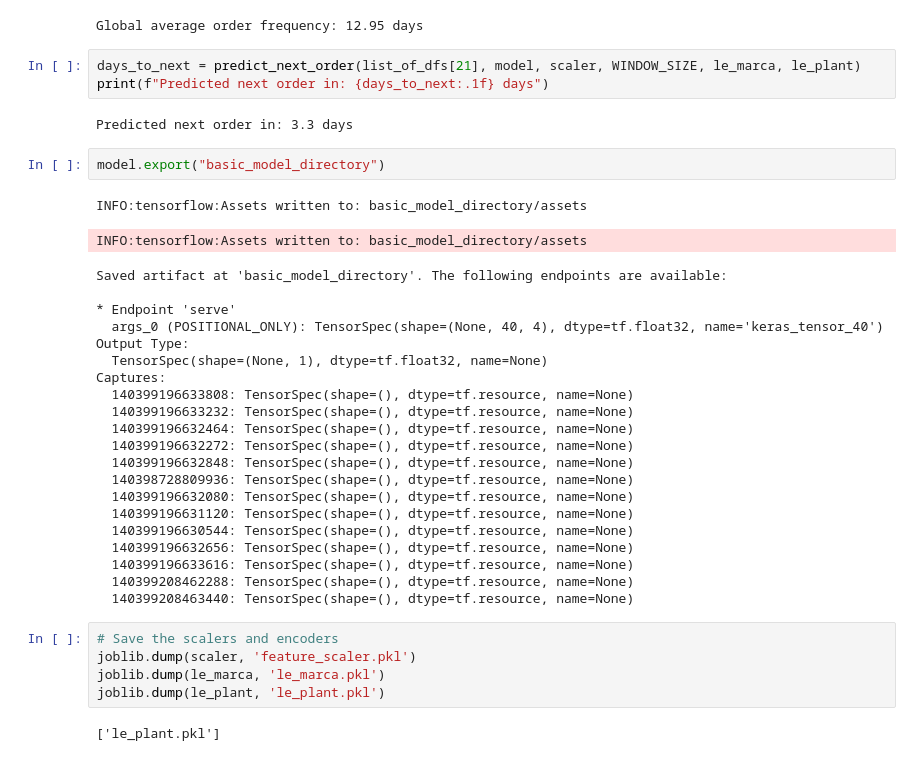
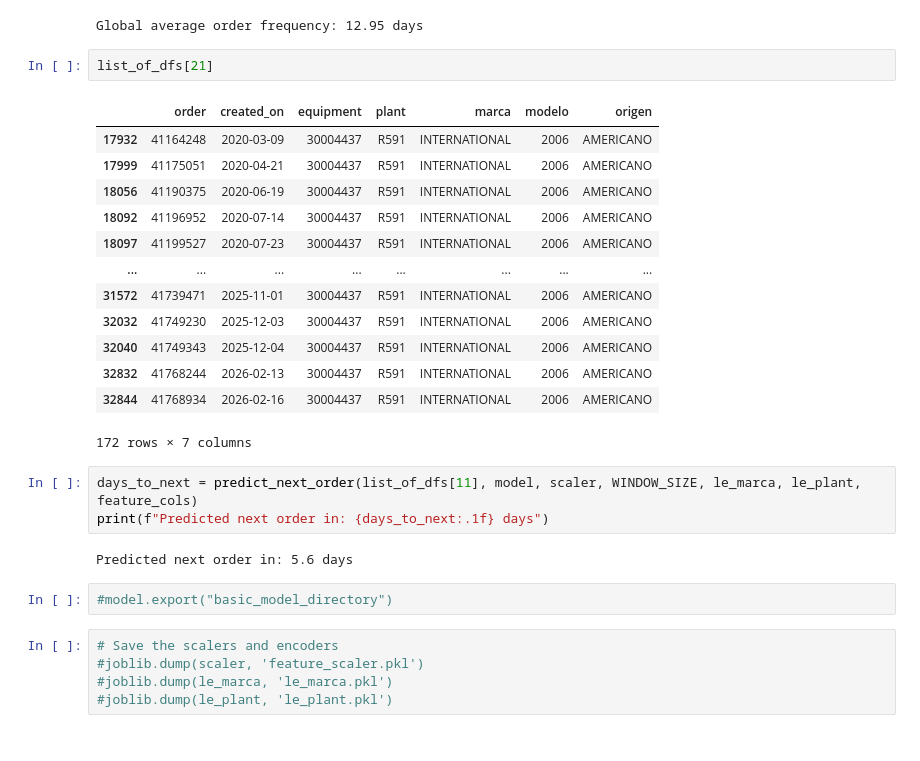
Before and after one commit to DanaGtzDev/gcc, a Jupyter notebook: basic_model.ipynb, the cells around one changed output. Saved outputs shown, nothing was run; the diff lists cells and outputs as text.

```diff
--- a/basic_model.ipynb
+++ b/basic_model.ipynb
@@ -183,40 +220,31 @@ final_avg = avg_per_equipment.mean()
 print(f"Global average order frequency: {final_avg:.2f} days")
 # %% [output]
 Global average order frequency: 12.95 days
+# %%
+list_of_dfs[21]
+# %% [output]
+|  | order | created_on | equipment | plant | marca | modelo | origen |
+| 17932 | 41164248 | 2020-03-09 | 30004437 | R591 | INTERNATIONAL | 2006 | AMERICANO |
+| 17999 | 41175051 | 2020-04-21 | 30004437 | R591 | INTERNATIONAL | 2006 | AMERICANO |
+| 18056 | 41190375 | 2020-06-19 | 30004437 | R591 | INTERNATIONAL | 2006 | AMERICANO |
+| 18092 | 41196952 | 2020-07-14 | 30004437 | R591 | INTERNATIONAL | 2006 | AMERICANO |
+| 18097 | 41199527 | 2020-07-23 | 30004437 | R591 | INTERNATIONAL | 2006 | AMERICANO |
+| ... | ... | ... | ... | ... | ... | ... | ... |
+| 31572 | 41739471 | 2025-11-01 | 30004437 | R591 | INTERNATIONAL | 2006 | AMERICANO |
+| 32032 | 41749230 | 2025-12-03 | 30004437 | R591 | INTERNATIONAL | 2006 | AMERICANO |
+| 32040 | 41749343 | 2025-12-04 | 30004437 | R591 | INTERNATIONAL | 2006 | AMERICANO |
+| 32832 | 41768244 | 2026-02-13 | 30004437 | R591 | INTERNATIONAL | 2006 | AMERICANO |
+| 32844 | 41768934 | 2026-02-16 | 30004437 | R591 | INTERNATIONAL | 2006 | AMERICANO |
+172 rows × 7 columns
 # %%
-days_to_next = predict_next_order(list_of_dfs[21], model, scaler, WINDOW_SIZE, le_marca, le_plant)
+days_to_next = predict_next_order(list_of_dfs[11], model, scaler, WINDOW_SIZE, le_marca, le_plant, feature_cols)
 print(f"Predicted next order in: {days_to_next:.1f} days")
 # %% [output]
-Predicted next order in: 3.3 days
+Predicted next order in: 5.6 days
 # %%
-model.export("basic_model_directory")
+#model.export("basic_model_directory")
-# %% [output]
-INFO:tensorflow:Assets written to: basic_model_directory/assets
-INFO:tensorflow:Assets written to: basic_model_directory/assets
-Saved artifact at 'basic_model_directory'. The following endpoints are available:
-
-* Endpoint 'serve'
-  args_0 (POSITIONAL_ONLY): TensorSpec(shape=(None, 40, 4), dtype=tf.float32, name='keras_tensor_40')
-Output Type:
-  TensorSpec(shape=(None, 1), dtype=tf.float32, name=None)
-Captures:
-  140399196633808: TensorSpec(shape=(), dtype=tf.resource, name=None)
-  140399196633232: TensorSpec(shape=(), dtype=tf.resource, name=None)
-  140399196632464: TensorSpec(shape=(), dtype=tf.resource, name=None)
-  140399196632272: TensorSpec(shape=(), dtype=tf.resource, name=None)
-  140399196632848: TensorSpec(shape=(), dtype=tf.resource, name=None)
-  140398728809936: TensorSpec(shape=(), dtype=tf.resource, name=None)
-  140399196632080: TensorSpec(shape=(), dtype=tf.resource, name=None)
-  140399196631120: TensorSpec(shape=(), dtype=tf.resource, name=None)
-  140399196630544: TensorSpec(shape=(), dtype=tf.resource, name=None)
-  140399196632656: TensorSpec(shape=(), dtype=tf.resource, name=None)
-  140399196633616: TensorSpec(shape=(), dtype=tf.resource, name=None)
-  140399208462288: TensorSpec(shape=(), dtype=tf.resource, name=None)
-  140399208463440: TensorSpec(shape=(), dtype=tf.resource, name=None)
 # %%
 # Save the scalers and encoders
-joblib.dump(scaler, 'feature_scaler.pkl')
-joblib.dump(le_marca, 'le_marca.pkl')
-joblib.dump(le_plant, 'le_plant.pkl')
+#joblib.dump(scaler, 'feature_scaler.pkl')
+#joblib.dump(le_marca, 'le_marca.pkl')
+#joblib.dump(le_plant, 'le_plant.pkl')
-# %% [output]
-['le_plant.pkl']
```
Also changed, not shown: parts of 10 cells of this notebook, 13 other files.
